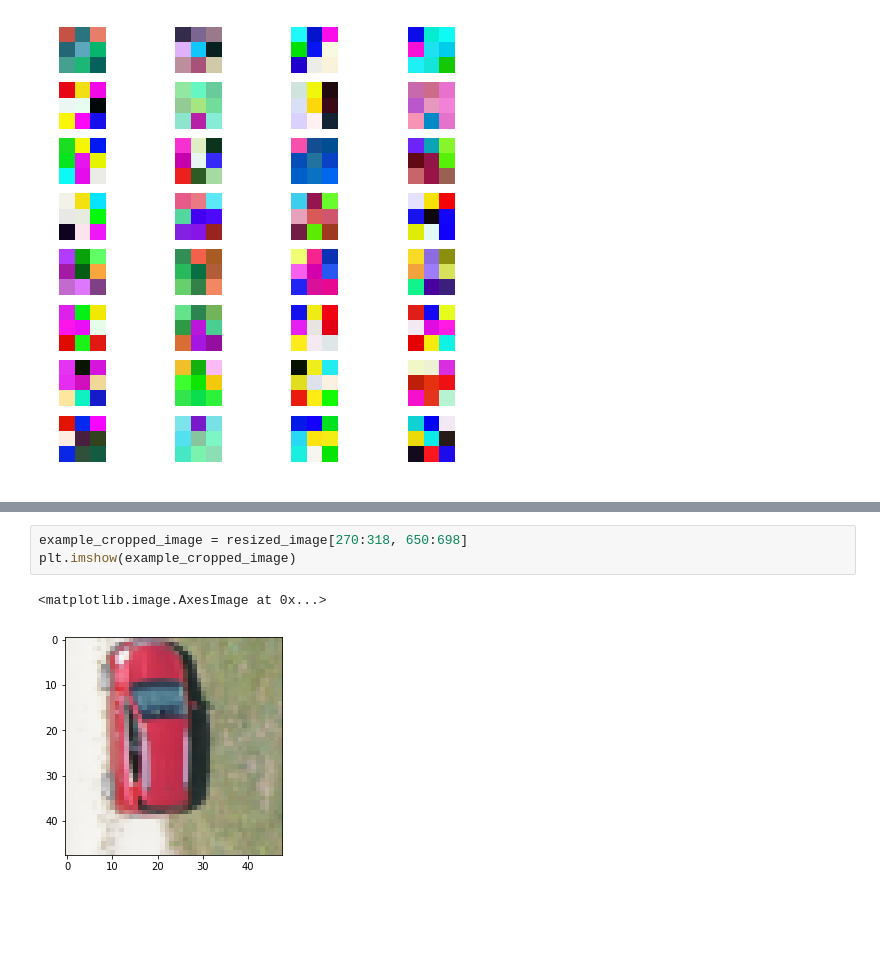
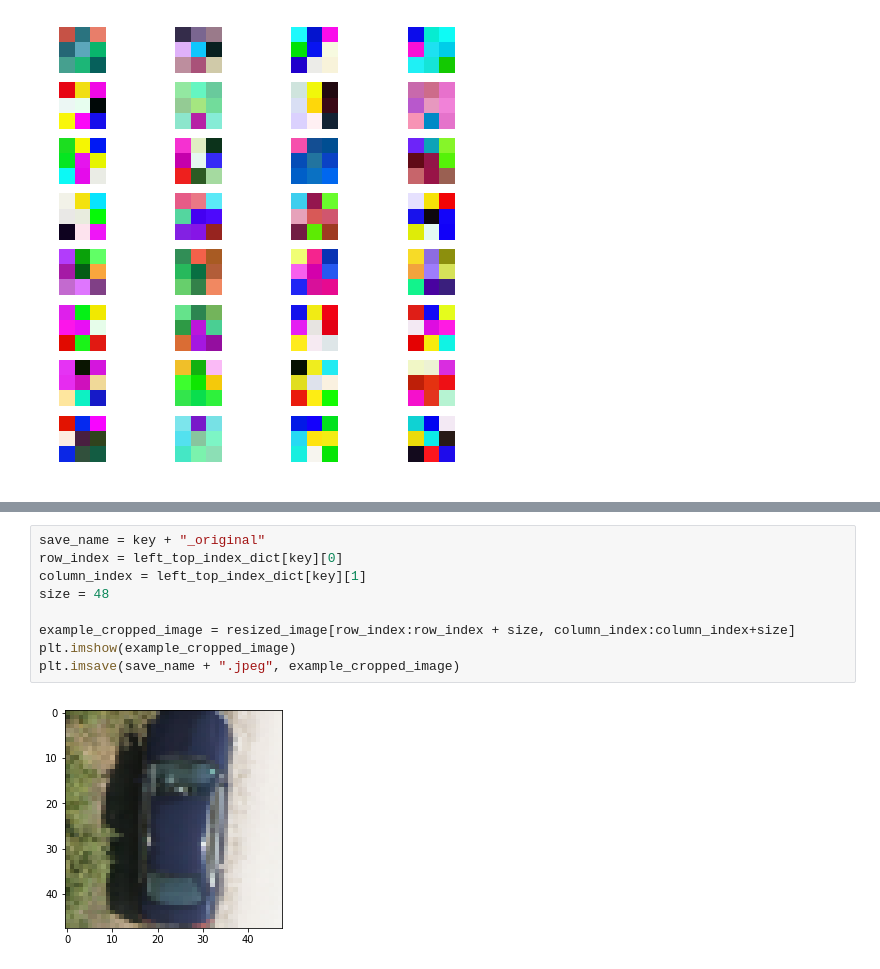
Before and after one commit to dorianHe/visualizing_what_CNN_learns, a Jupyter notebook: test_visualization.ipynb, the cells around one changed output, grey strips where cells are left out. Saved outputs shown, nothing was run; the diff lists cells and outputs as text; blank space fills up the shorter version.

```diff
--- a/test_visualization.ipynb
+++ b/test_visualization.ipynb
@@ -218,8 +294,13 @@ plt.imshow(resized_image)
-# %%
-example_cropped_image = resized_image[270:318, 650:698]
-plt.imshow(example_cropped_image)
-# %% [output]
-<matplotlib.image.AxesImage at 0x...>
-[figure, removed]
+# %%
+save_name = key + "_original"
+row_index = left_top_index_dict[key][0]
+column_index = left_top_index_dict[key][1]
+size = 48
+
+example_cropped_image = resized_image[row_index:row_index + size, column_index:column_index+size]
+plt.imshow(example_cropped_image)
+plt.imsave(save_name + ".jpeg", example_cropped_image)
+# %% [output]
+[figure, added]
 # %%
 convlayer_index = 1
```
Also changed, not shown: parts of 17 cells of this notebook.
